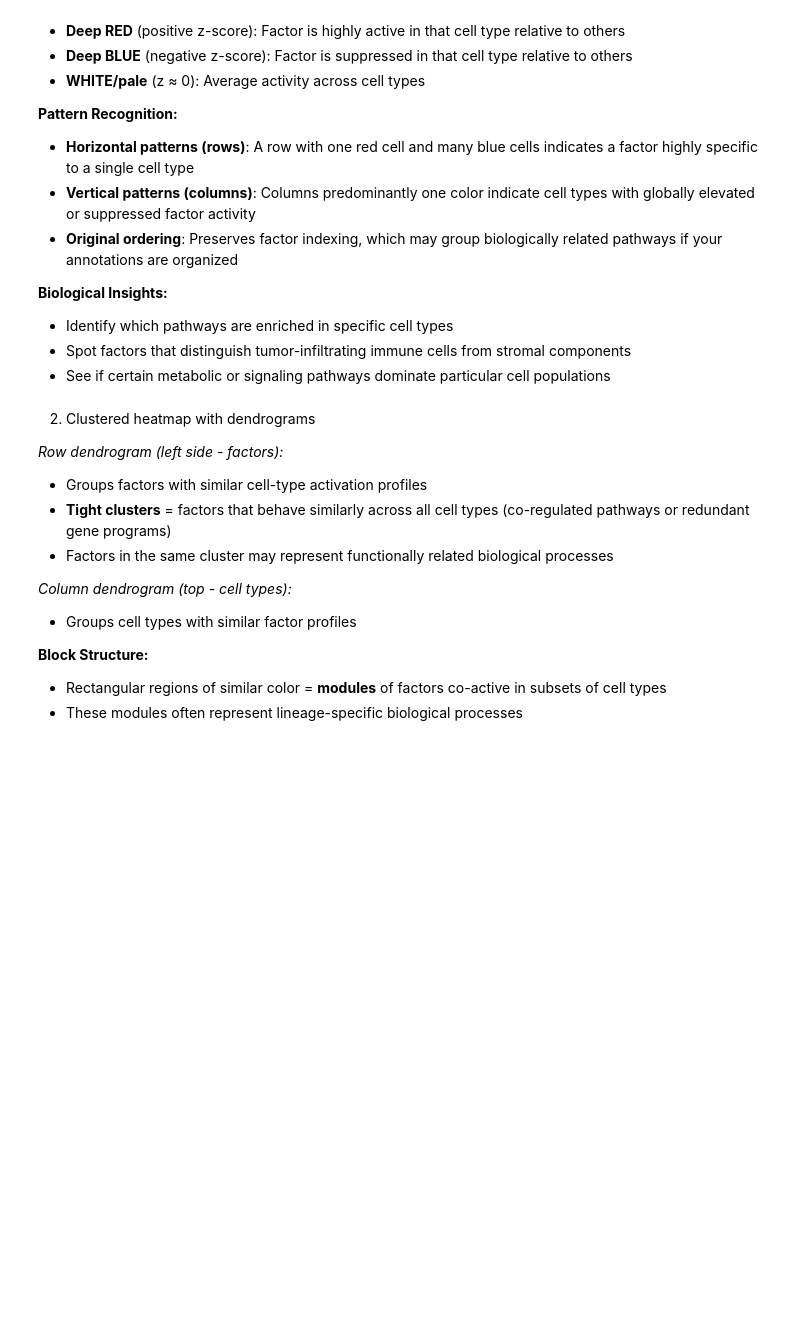
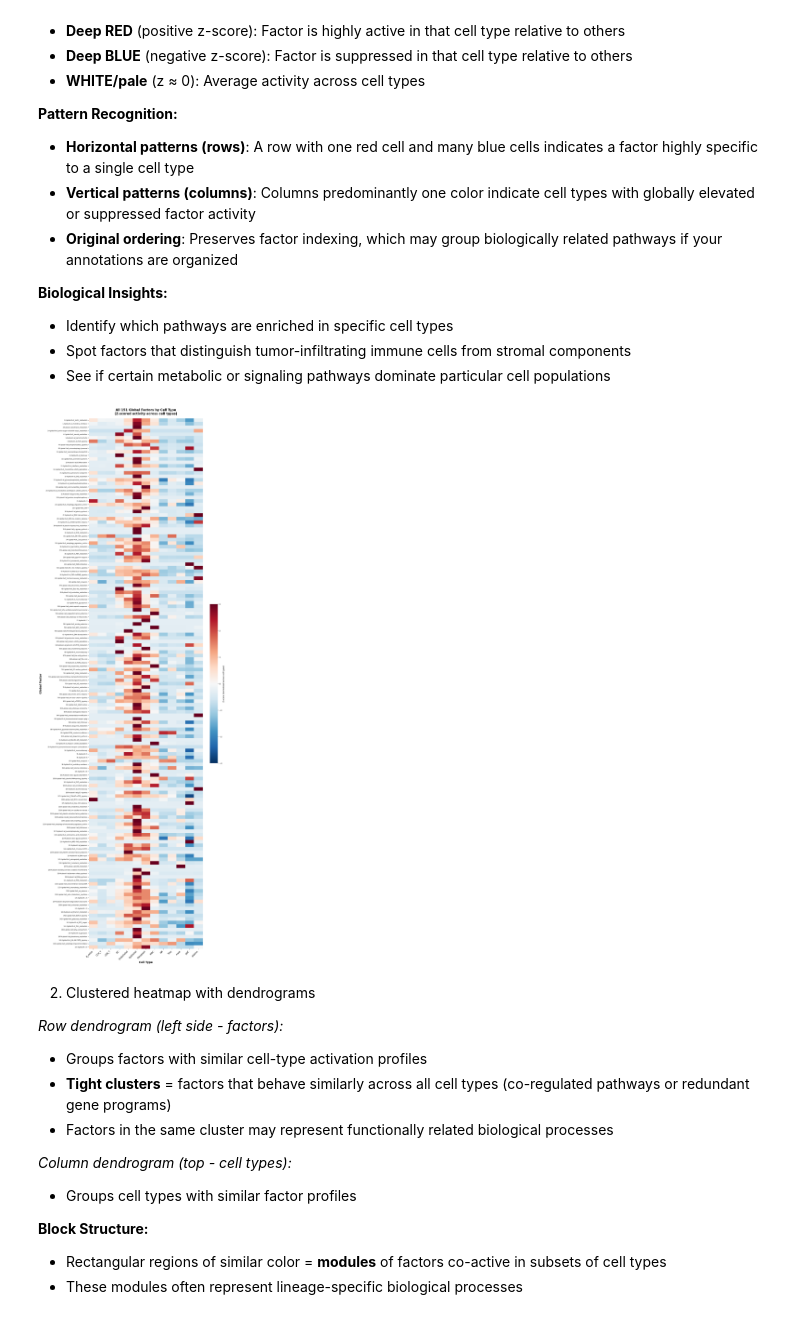
Before and after one commit to sumedhars/dinh-lab-clanp, a Jupyter notebook: spectra_run_and_viz.ipynb, the cells around one changed output. Drawn from its saved outputs; the diff is of its cells as text; code cells hidden in the pictures; blank space fills up the shorter version.

```diff
--- a/spectra_run_and_viz.ipynb
+++ b/spectra_run_and_viz.ipynb
@@ -419,35 +488,34 @@ celltype_factor_annotated = celltype_factor_zscore.copy()
 # %%
 # transpose so factors are rows, cell types are columns
 heatmap_data_full = celltype_factor_zscore.T.copy()
-
-# clean up factor names for display
-heatmap_data_full.index = [clean_factor_name(f) for f in heatmap_data_full.index]
 
 # Calculate figure height based on number of factors (~0.25 inches per factor)
 n_factors = len(heatmap_data_full)
 fig_height = max(40, n_factors * 0.25)
 
 fig, ax = plt.subplots(figsize=(14, fig_height))
 hm = sns.heatmap(
     heatmap_data_full,
     cmap='RdBu_r',
     center=0,
     vmin=-3,
     vmax=3,
     xticklabels=True,
     yticklabels=True,
     ax=ax,
     cbar_kws={'label': 'Z-score (normalized across cell types)', 'shrink': 0.3}
 )
 ax.set_xlabel('Cell Type', fontsize=14, fontweight='bold')
 ax.set_ylabel('Global Factor', fontsize=14, fontweight='bold')
 ax.set_title('All 151 Global Factors by Cell Type\n(Z-scored activity across cell types)',
              fontsize=16, fontweight='bold', pad=20)
 
 plt.xticks(rotation=45, ha='right', fontsize=11)
 plt.yticks(fontsize=7)  # Small but readable for 151 factors
 plt.tight_layout()
 plt.show()
+# %% [output]
+[figure, added]
 # %% [markdown]
 2. Clustered heatmap with dendrograms
 
```
Also changed, not shown: parts of 20 cells of this notebook.
